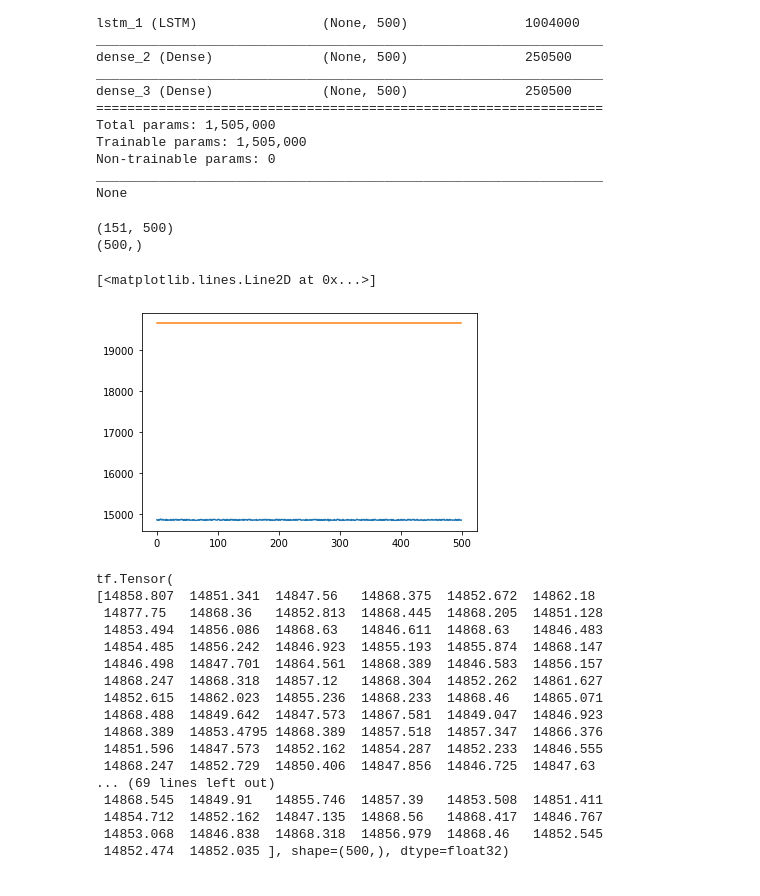
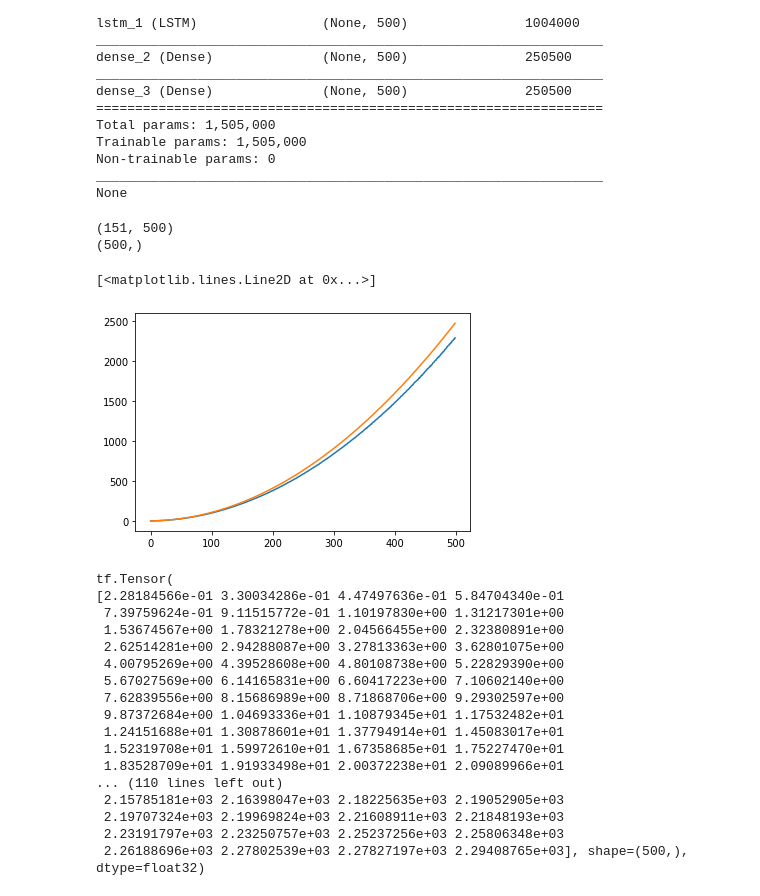
Before and after one commit to Upadhyaya-Group/ml_qubit, a Jupyter notebook: LSTM_mk3.ipynb, the cells around one changed output. Cells and saved outputs as stored; diff of their text form; code cells hidden in the pictures.

Commit message:
Trained (successfully) with p=2,3

```diff
--- a/LSTM_mk3.ipynb
+++ b/LSTM_mk3.ipynb
@@ -36,11 +46,20 @@ y_set = full_dataset[1];
 half = int(len(x_set)/2);
 
 print(f'half: {half}');
+'''
 x_train = x_set[0:half];
 x_test = x_set[half:];
 
 y_train = y_set[0:half];
 y_test = y_set[half:];
+'''
+
+
+x_train = x_set[::2];
+x_test = x_set[1::2];
+
+y_train = y_set[::2];
+y_test = y_set[1::2];
 # %% [output]
 half: 151
 # %%
@@ -161,5 +179,5 @@ loss:
 # %%
-opt = tf.keras.optimizers.Adam(learning_rate=1e-5);
+opt = tf.keras.optimizers.Adam(learning_rate=1.5e-4);
 
 model.compile(loss=loss_fn,optimizer=opt,metrics=['accuracy']);
 # %%
@@ -202,40 +220,40 @@ Non-trainable params: 0
 _________________________________________________________________
 None
 # %%
-predictions = model(x_train);
+predictions = model(x_test);
 # %%
-graphnum = 25;
+graphnum = 35;
 
 first_graph = predictions[graphnum];
 print(predictions.shape);
 
 x = np.linspace(0,500,500);
 print(x.shape)
 
 pyplot.plot(first_graph);
-pyplot.plot(y_set[graphnum])
+pyplot.plot(y_test[graphnum])
 # %% [output]
 (151, 500)
 (500,)
 [<matplotlib.lines.Line2D at 0x...>]
-[figure, old version]
+[figure, new version]
 # %%
 print(first_graph)
 # %% [output]
 tf.Tensor(
-[14858.807  14851.341  14847.56   14868.375  14852.672  14862.18
- 14877.75   14868.36   14852.813  14868.445  14868.205  14851.128
- 14853.494  14856.086  14868.63   14846.611  14868.63   14846.483
- 14854.485  14856.242  14846.923  14855.193  14855.874  14868.147
- 14846.498  14847.701  14864.561  14868.389  14846.583  14856.157
- 14868.247  14868.318  14857.12   14868.304  14852.262  14861.627
- 14852.615  14862.023  14855.236  14868.233  14868.46   14865.071
- 14868.488  14849.642  14847.573  14867.581  14849.047  14846.923
- 14868.389  14853.4795 14868.389  14857.518  14857.347  14866.376
- 14851.596  14847.573  14852.162  14854.287  14852.233  14846.555
- 14868.247  14852.729  14850.406  14847.856  14846.725  14847.63
-... (69 lines left out)
- 14868.545  14849.91   14855.746  14857.39   14853.508  14851.411
- 14854.712  14852.162  14847.135  14868.56   14868.417  14846.767
- 14853.068  14846.838  14868.318  14856.979  14868.46   14852.545
- 14852.474  14852.035 ], shape=(500,), dtype=float32)
+[2.28184566e-01 3.30034286e-01 4.47497636e-01 5.84704340e-01
+ 7.39759624e-01 9.11515772e-01 1.10197830e+00 1.31217301e+00
+ 1.53674567e+00 1.78321278e+00 2.04566455e+00 2.32380891e+00
+ 2.62514281e+00 2.94288087e+00 3.27813363e+00 3.62801075e+00
+ 4.00795269e+00 4.39528608e+00 4.80108738e+00 5.22829390e+00
+ 5.67027569e+00 6.14165831e+00 6.60417223e+00 7.10602140e+00
+ 7.62839556e+00 8.15686989e+00 8.71868706e+00 9.29302597e+00
+ 9.87372684e+00 1.04693336e+01 1.10879345e+01 1.17532482e+01
+ 1.24151688e+01 1.30878601e+01 1.37794914e+01 1.45083017e+01
+ 1.52319708e+01 1.59972610e+01 1.67358685e+01 1.75227470e+01
+ 1.83528709e+01 1.91933498e+01 2.00372238e+01 2.09089966e+01
+... (110 lines left out)
+ 2.15785181e+03 2.16398047e+03 2.18225635e+03 2.19052905e+03
+ 2.19707324e+03 2.19969824e+03 2.21608911e+03 2.21848193e+03
+ 2.23191797e+03 2.23250757e+03 2.25237256e+03 2.25806348e+03
+ 2.26188696e+03 2.27802539e+03 2.27827197e+03 2.29408765e+03], shape=(500,), dtype=float32)
```
Also changed, not shown: parts of 6 cells of this notebook, 3 other files.
